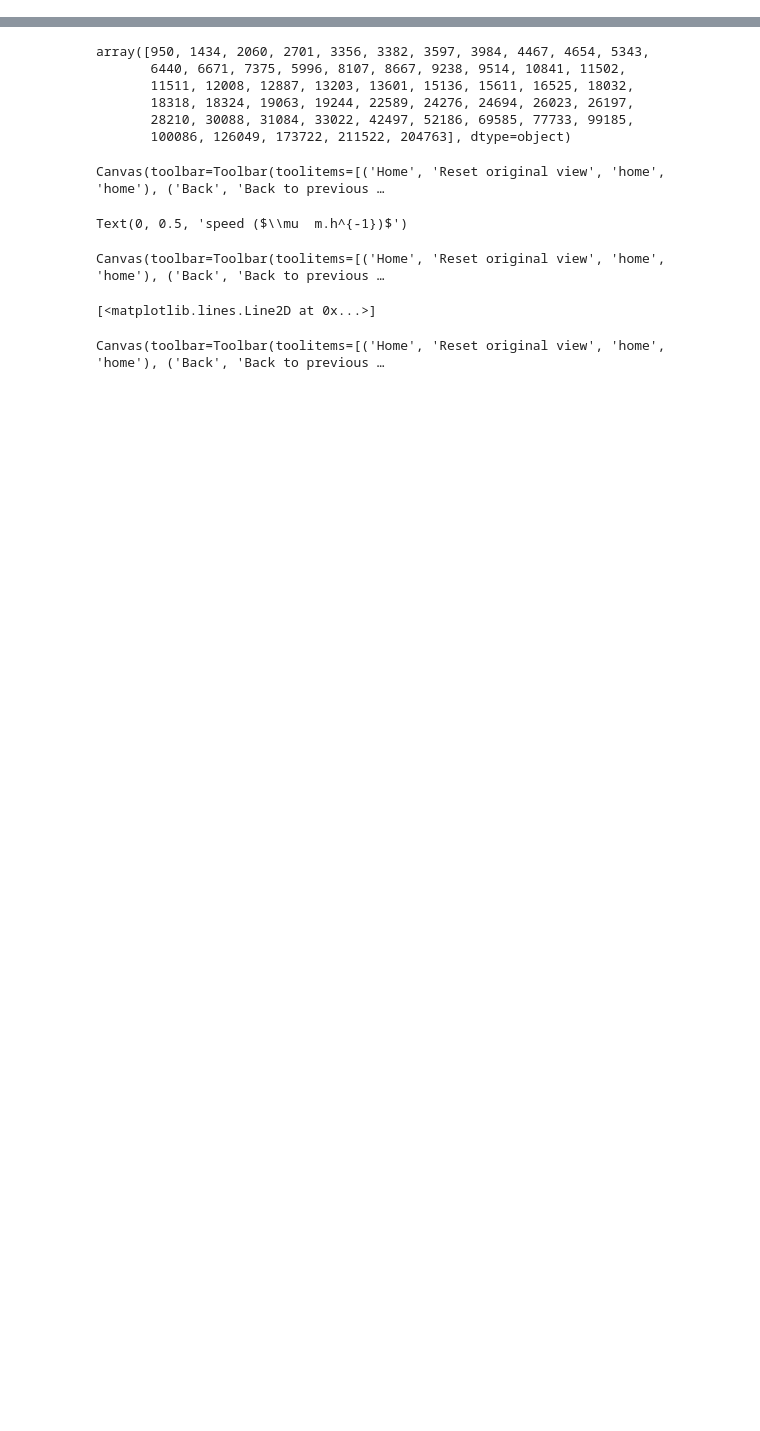
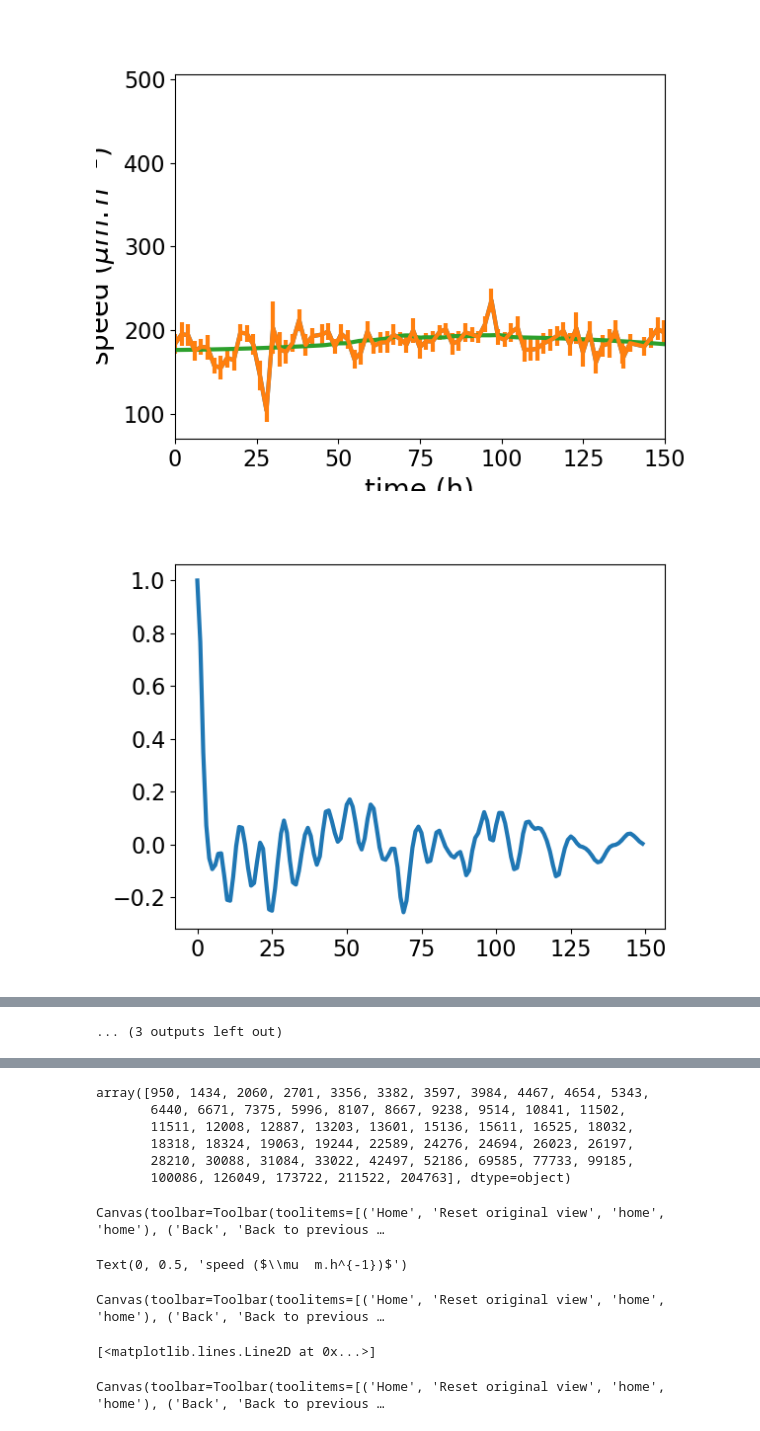
Before and after one commit to Cocopyth/local_amf, a Jupyter notebook: data/cross_corelate_trajectory.ipynb, the cells around one changed output, grey strips where cells are left out. Drawn from its saved outputs; the diff is of its cells as text; code cells hidden in the pictures; blank space fills up the shorter version.

```diff
--- a/data/cross_corelate_trajectory.ipynb
+++ b/data/cross_corelate_trajectory.ipynb
@@ -41,0 +19,2 @@ time_hypha_info['new_branch'] = time_hypha_info.apply(get_branch, axis=1)
+# %%
+all_analysis_folders = get_analysis_folders()
@@ -41,0 +181,48 @@ time_hypha_info['new_branch'] = time_hypha_info.apply(get_branch, axis=1)
+# %%
+from scipy.signal import savgol_filter
+from scipy.interpolate import interp1d
+import scipy as sp
+plate = 83
+for plate in plates:
+    data,dy,select_movements = get_average_time_data(plate,time_hypha_info)
+    fig,ax = plt.subplots()
+
+    ax.plot(data.index/pd.Timedelta(hours = 1),data)
+    plt.errorbar(data.index/pd.Timedelta(hours = 1),data, yerr=dy)
+    ax.set_xlim(0,150)
+    smooth_length = 91
+    def autocorr(x):
+        result = np.correlate(x, x, mode='full')
+        return result[result.size // 2:]
+    select = data.loc[data.index/pd.Timedelta(hours=1)<=150]
+    xt,yt = select.index/pd.Timedelta(hours=1),select.values
+    f = interp1d(xt, yt)
+    frequ = 1
+    deb = np.min(xt)
+    end = np.max(xt)
+    x = np.linspace(deb,end,int((end-deb)*frequ)+1)
+    resampled = pd.DataFrame({'time':x,'speed':f(x)})
+    yt_smooth = savgol_filter(resampled['speed'], smooth_length, 2)
+    # yt_smooth = [np.mean(resampled['speed'])]*len(x)
+    ax.plot(x,yt_smooth)
+    ax.set_xlabel('time (h)')
+    ax.set_ylabel('speed $(\mu m.h^{-1})$')
+    signal = resampled['speed']-yt_smooth
+
+    signal_ZMUV = (signal-np.mean(signal))/np.std(signal)
+    s = signal_ZMUV
+    autoc = autocorr(s)
+    autoc = autoc/autoc.max()
+    fig,ax = plt.subplots()
+    ax.plot(autoc,label='linear regression')
+    speed_fft = sp.fftpack.fft(s.values)
+    speed_psd = np.abs(speed_fft) ** 2
+    fftfreq = sp.fftpack.fftfreq(len(speed_psd))
+    i = fftfreq > 0
+    fig, ax = plt.subplots(1, 1, figsize=(8, 4))
+    ax.plot(24*frequ*fftfreq[i], speed_psd[i])
+    ax.set_xlabel('Frequency (day-1)')
+    ax.set_ylabel('PSD')
+# %% [output]
+[figure, added]
+[figure, added]
@@ -41,0 +239 @@ time_hypha_info['new_branch'] = time_hypha_info.apply(get_branch, axis=1)
+... (3 outputs left out)
```
Also changed, not shown: parts of 35 cells of this notebook, 12 other files.
